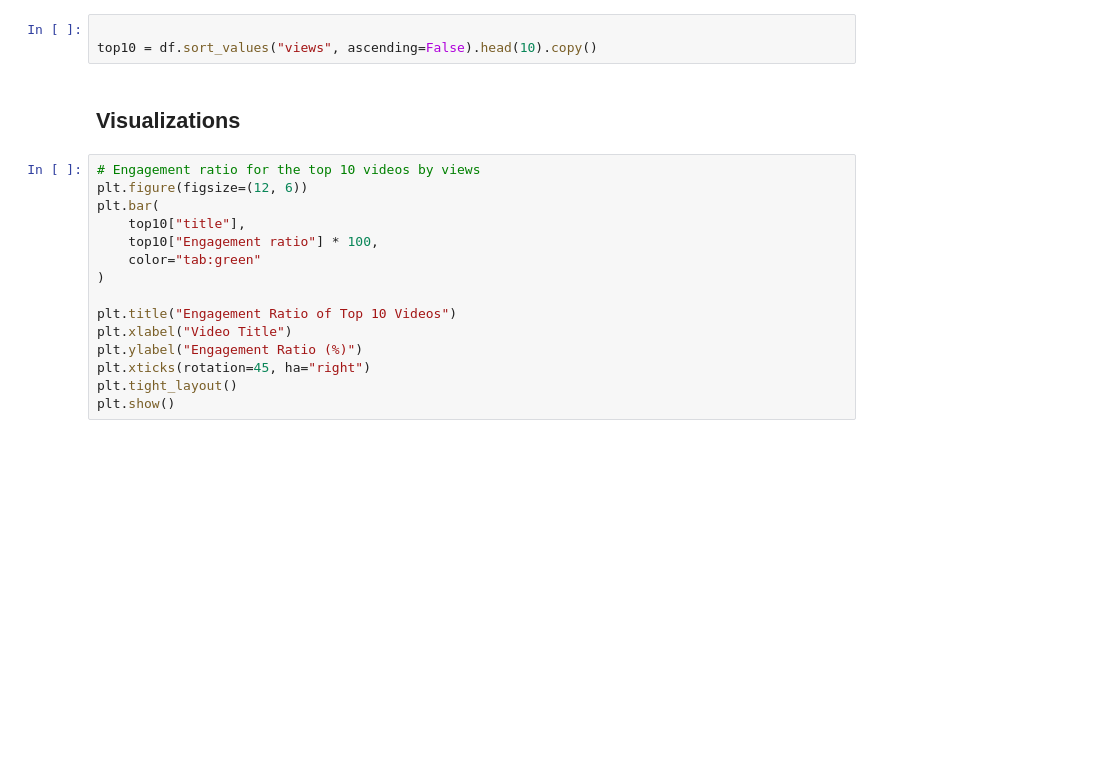
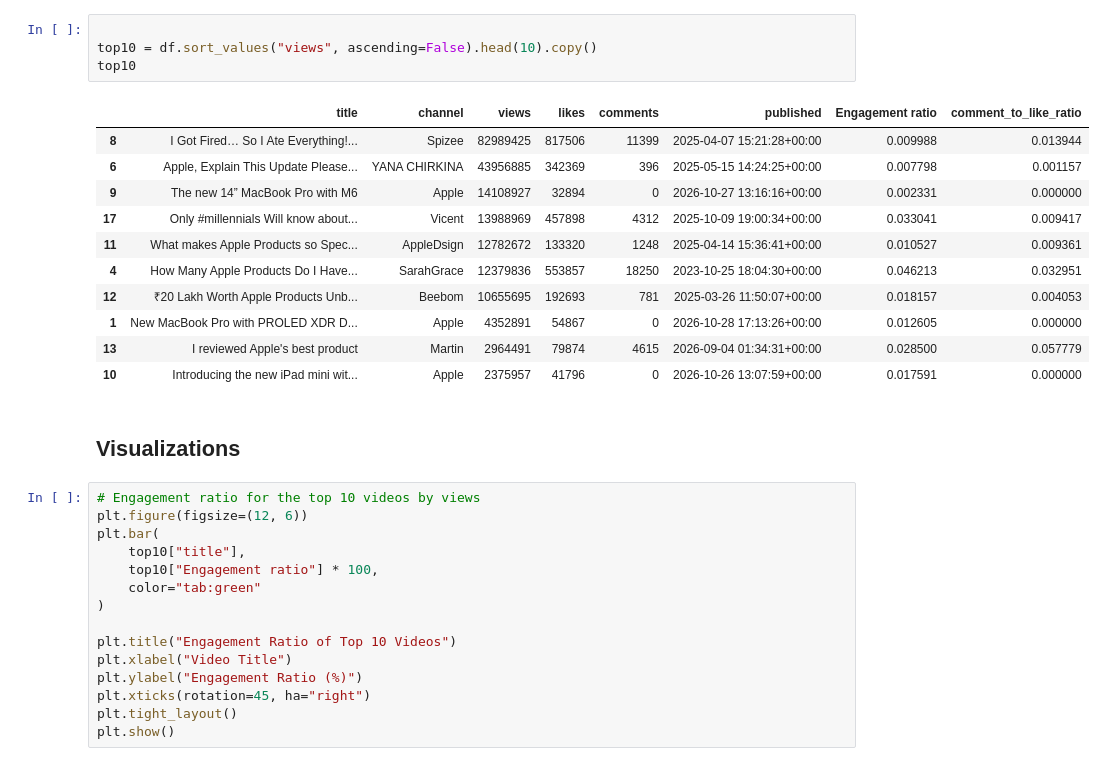
Before and after one commit to CrispyChicken01/205-project, a Jupyter notebook: main.ipynb, the cells around one changed output. Cells and saved outputs as stored; diff of their text form; blank space fills up the shorter version.

```diff
--- a/main.ipynb
+++ b/main.ipynb
@@ -144,6 +145,19 @@ Only #millennials Will know about this OLD Apple Product 🤯 13865132
 # %%
 
 top10 = df.sort_values("views", ascending=False).head(10).copy()
+top10
+# %% [output]
+|  | title | channel | views | likes | comments | published | Engagement ratio | comment_to_like_ratio |
+| 8 | I Got Fired… So I Ate Everything!... | Spizee | 82989425 | 817506 | 11399 | 2025-04-07 15:21:28+00:00 | 0.009988 | 0.013944 |
+| 6 | Apple, Explain This Update Please... | YANA CHIRKINA | 43956885 | 342369 | 396 | 2025-05-15 14:24:25+00:00 | 0.007798 | 0.001157 |
+| 9 | The new 14” MacBook Pro with M6 | Apple | 14108927 | 32894 | 0 | 2026-10-27 13:16:16+00:00 | 0.002331 | 0.000000 |
+| 17 | Only #millennials Will know about... | Vicent | 13988969 | 457898 | 4312 | 2025-10-09 19:00:34+00:00 | 0.033041 | 0.009417 |
+| 11 | What makes Apple Products so Spec... | AppleDsign | 12782672 | 133320 | 1248 | 2025-04-14 15:36:41+00:00 | 0.010527 | 0.009361 |
+| 4 | How Many Apple Products Do I Have... | SarahGrace | 12379836 | 553857 | 18250 | 2023-10-25 18:04:30+00:00 | 0.046213 | 0.032951 |
+| 12 | ₹20 Lakh Worth Apple Products Unb... | Beebom | 10655695 | 192693 | 781 | 2025-03-26 11:50:07+00:00 | 0.018157 | 0.004053 |
+| 1 | New MacBook Pro with PROLED XDR D... | Apple | 4352891 | 54867 | 0 | 2026-10-28 17:13:26+00:00 | 0.012605 | 0.000000 |
+| 13 | I reviewed Apple's best product | Martin | 2964491 | 79874 | 4615 | 2026-09-04 01:34:31+00:00 | 0.028500 | 0.057779 |
+| 10 | Introducing the new iPad mini wit... | Apple | 2375957 | 41796 | 0 | 2026-10-26 13:07:59+00:00 | 0.017591 | 0.000000 |
 # %% [markdown]
 ## Visualizations
 # %%
```
Also changed, not shown: parts of 12 cells of this notebook, 2 other files.
